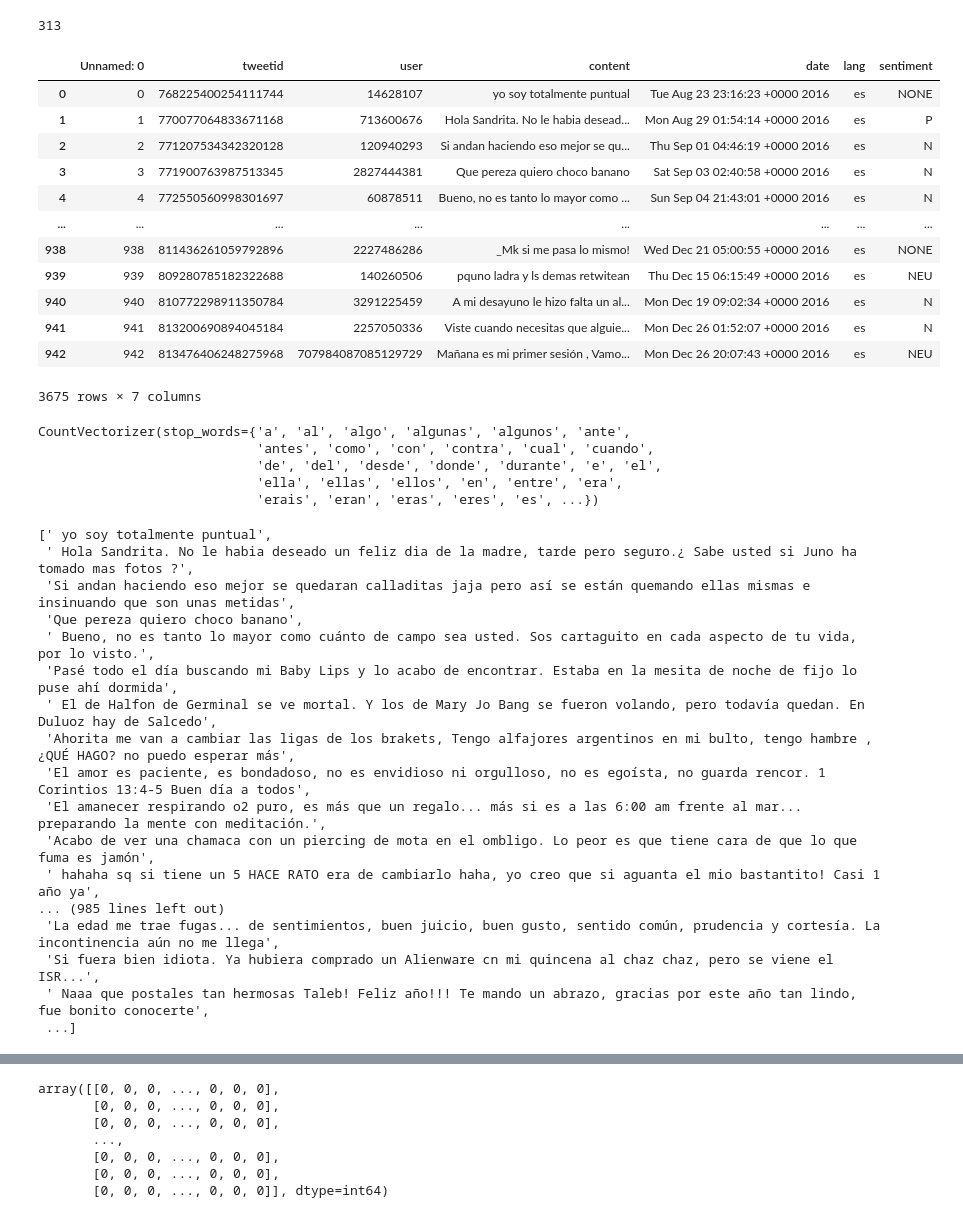
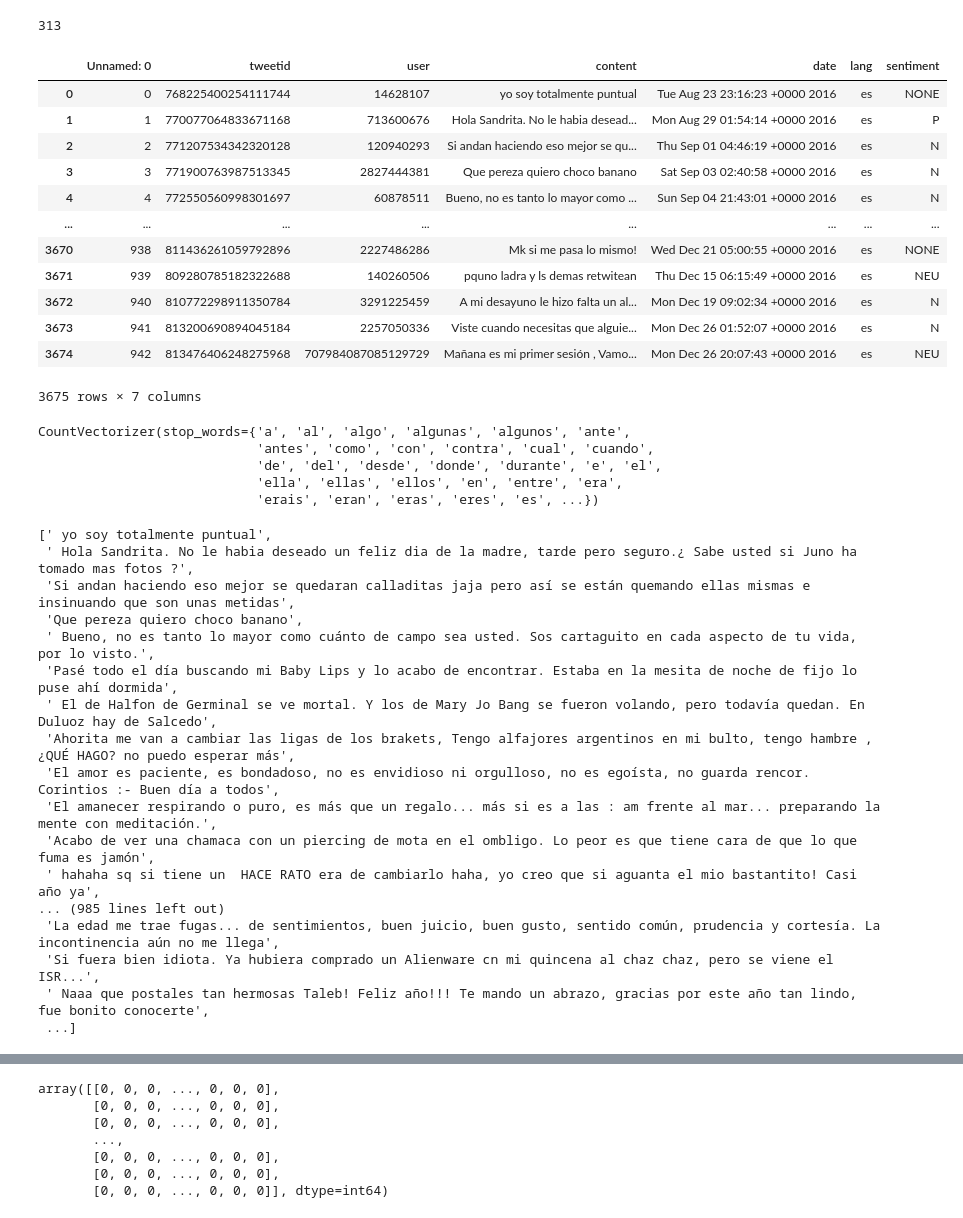
Before and after one commit to aarivera7/algoritmo-Clasificador-Bayes-Naive-NB, a Jupyter notebook: Algoritmo K-Nearest Neighbors.ipynb, the cells around one changed output, grey strips where cells are left out. Saved outputs shown, nothing was run; the diff lists cells and outputs as text; code cells hidden in the pictures.

```diff
--- a/Algoritmo K-Nearest Neighbors.ipynb
+++ b/Algoritmo K-Nearest Neighbors.ipynb
@@ -6,7 +6,7 @@ dfMX = pd.read_csv('data/TASS2019_country_MX_train.csv')
 dfPE = pd.read_csv('data/TASS2019_country_PE_train.csv')
 dfUY = pd.read_csv('data/TASS2019_country_UY_train.csv')
 # %%
-df = pd.concat([dfCR, dfMX, dfPE, dfUY], axis=0)
+df = pd.concat([dfCR, dfMX, dfPE, dfUY], ignore_index=True)
 # %%
 df = df[df['sentiment'].notnull()]
 df
@@ -35,24 +35,26 @@ len(stop_words)
 # %%
 def clean_text(text):
     text = re.sub(r'@[A-Za-z09]+', '', text)
     text = re.sub(r'#', '', text)
+    text = re.sub(r'_', ' ', text)
+    text = re.sub(r'\d', '', text)
     return text
 
 df['content'] = df['content'].apply(clean_text)
 df
 # %% [output]
 |  | Unnamed: 0 | tweetid | user | content | date | lang | sentiment |
 | 0 | 0 | 768225400254111744 | 14628107 | yo soy totalmente puntual | Tue Aug 23 23:16:23 +0000 2016 | es | NONE |
 | 1 | 1 | 770077064833671168 | 713600676 | Hola Sandrita. No le habia desead... | Mon Aug 29 01:54:14 +0000 2016 | es | P |
 | 2 | 2 | 771207534342320128 | 120940293 | Si andan haciendo eso mejor se qu... | Thu Sep 01 04:46:19 +0000 2016 | es | N |
 | 3 | 3 | 771900763987513345 | 2827444381 | Que pereza quiero choco banano | Sat Sep 03 02:40:58 +0000 2016 | es | N |
 | 4 | 4 | 772550560998301697 | 60878511 | Bueno, no es tanto lo mayor como ... | Sun Sep 04 21:43:01 +0000 2016 | es | N |
 | ... | ... | ... | ... | ... | ... | ... | ... |
-| 938 | 938 | 811436261059792896 | 2227486286 | _Mk si me pasa lo mismo! | Wed Dec 21 05:00:55 +0000 2016 | es | NONE |
-| 939 | 939 | 809280785182322688 | 140260506 | pquno ladra y ls demas retwitean | Thu Dec 15 06:15:49 +0000 2016 | es | NEU |
-| 940 | 940 | 810772298911350784 | 3291225459 | A mi desayuno le hizo falta un al... | Mon Dec 19 09:02:34 +0000 2016 | es | N |
-| 941 | 941 | 813200690894045184 | 2257050336 | Viste cuando necesitas que alguie... | Mon Dec 26 01:52:07 +0000 2016 | es | N |
-| 942 | 942 | 813476406248275968 | 707984087085129729 | Mañana es mi primer sesión , Vamo... | Mon Dec 26 20:07:43 +0000 2016 | es | NEU |
+| 3670 | 938 | 811436261059792896 | 2227486286 | Mk si me pasa lo mismo! | Wed Dec 21 05:00:55 +0000 2016 | es | NONE |
+| 3671 | 939 | 809280785182322688 | 140260506 | pquno ladra y ls demas retwitean | Thu Dec 15 06:15:49 +0000 2016 | es | NEU |
+| 3672 | 940 | 810772298911350784 | 3291225459 | A mi desayuno le hizo falta un al... | Mon Dec 19 09:02:34 +0000 2016 | es | N |
+| 3673 | 941 | 813200690894045184 | 2257050336 | Viste cuando necesitas que alguie... | Mon Dec 26 01:52:07 +0000 2016 | es | N |
+| 3674 | 942 | 813476406248275968 | 707984087085129729 | Mañana es mi primer sesión , Vamo... | Mon Dec 26 20:07:43 +0000 2016 | es | NEU |
 3675 rows × 7 columns
 # %%
 from sklearn.feature_extraction.text import CountVectorizer
@@ -76,10 +78,10 @@ documents
  'Pasé todo el día buscando mi Baby Lips y lo acabo de encontrar. Estaba en la mesita de noche de fijo lo puse ahí dormida',
  ' El de Halfon de Germinal se ve mortal. Y los de Mary Jo Bang se fueron volando, pero todavía quedan. En Duluoz hay de Salcedo',
  'Ahorita me van a cambiar las ligas de los brakets, Tengo alfajores argentinos en mi bulto, tengo hambre , ¿QUÉ HAGO? no puedo esperar más',
- 'El amor es paciente, es bondadoso, no es envidioso ni orgulloso, no es egoísta, no guarda rencor. 1 Corintios 13:4-5 Buen día a todos',
- 'El amanecer respirando o2 puro, es más que un regalo... más si es a las 6:00 am frente al mar... preparando la mente con meditación.',
+ 'El amor es paciente, es bondadoso, no es envidioso ni orgulloso, no es egoísta, no guarda rencor.  Corintios :- Buen día a todos',
+ 'El amanecer respirando o puro, es más que un regalo... más si es a las : am frente al mar... preparando la mente con meditación.',
  'Acabo de ver una chamaca con un piercing de mota en el ombligo. Lo peor es que tiene cara de que lo que fuma es jamón',
- ' hahaha sq si tiene un 5 HACE RATO era de cambiarlo haha, yo creo que si aguanta el mio bastantito! Casi 1 año ya',
+ ' hahaha sq si tiene un  HACE RATO era de cambiarlo haha, yo creo que si aguanta el mio bastantito! Casi  año ya',
 ... (985 lines left out)
  'La edad me trae fugas... de sentimientos, buen juicio, buen gusto, sentido común, prudencia y cortesía. La incontinencia aún no me llega',
  'Si fuera bien idiota. Ya hubiera comprado un Alienware cn mi quincena al chaz chaz, pero se viene el ISR...',
```
Also changed, not shown: parts of 7 cells of this notebook, 8 other files.
